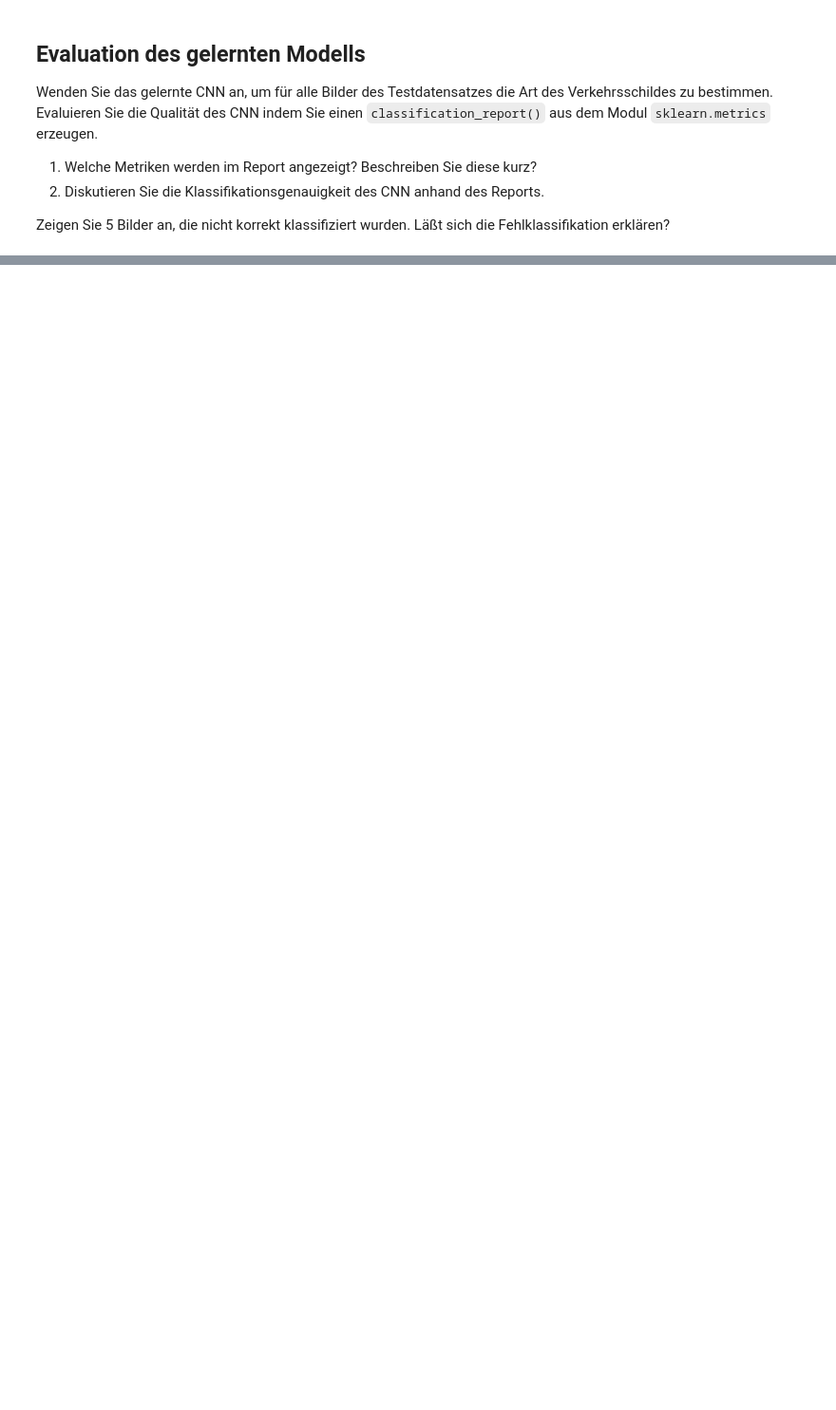
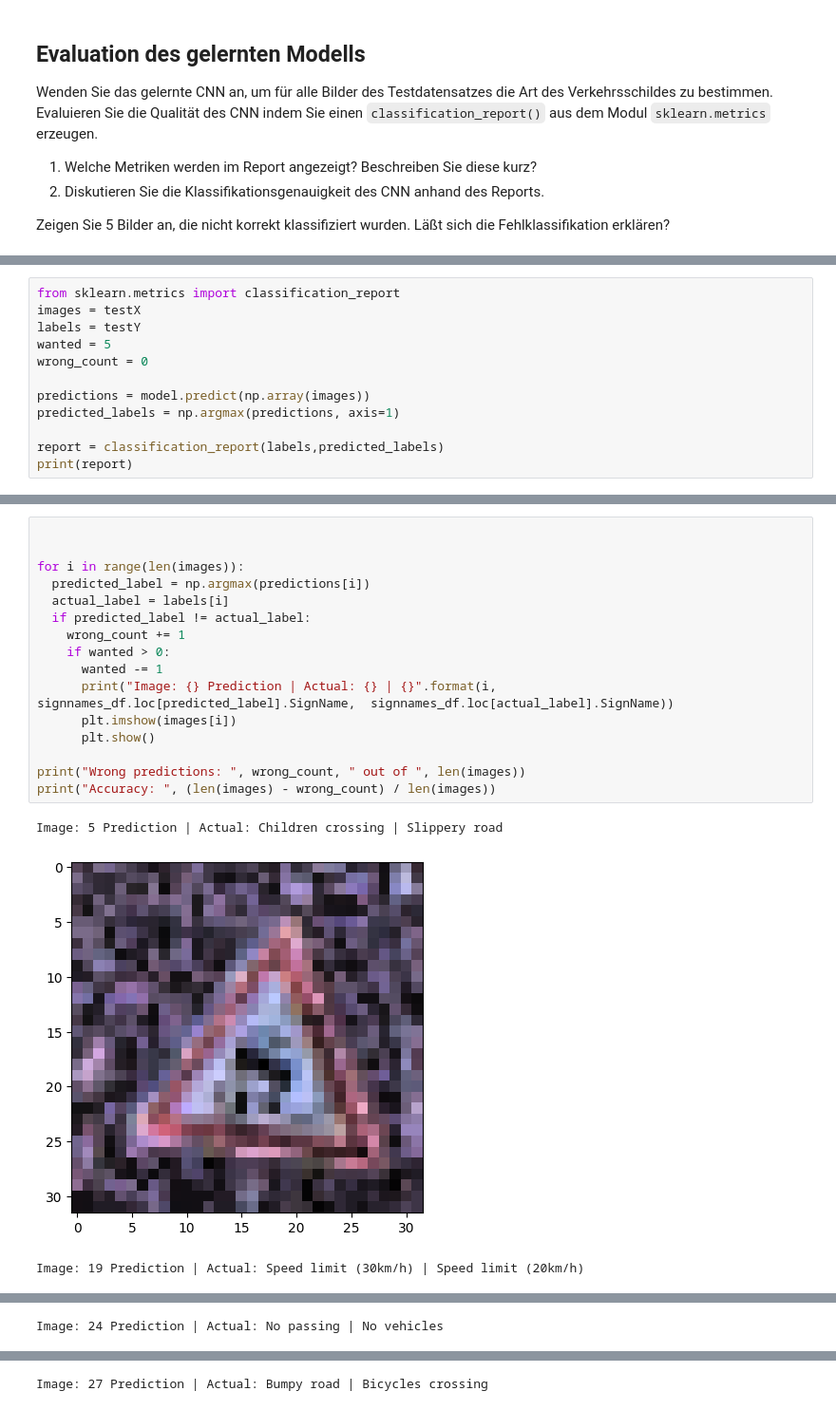
Before and after one commit to Branchverse/datamininglecture, a Jupyter notebook: 6_traffic_sign_recognition/TrafficSignClassification.ipynb, the cells around one changed output, grey strips where cells are left out. Shown at 95% size. Drawn from its saved outputs; the diff is of its cells as text; blank space fills up the shorter version.

```diff
--- a/6_traffic_sign_recognition/TrafficSignClassification.ipynb
+++ b/6_traffic_sign_recognition/TrafficSignClassification.ipynb
@@ -400,0 +474,12 @@ Zeigen Sie 5 Bilder an, die nicht korrekt klassifiziert wurden. Läßt sich die
+# %%
+from sklearn.metrics import classification_report
+images = testX
+labels = testY
+wanted = 5
+wrong_count = 0
+
+predictions = model.predict(np.array(images))
+predicted_labels = np.argmax(predictions, axis=1)
+
+report = classification_report(labels,predicted_labels)
+print(report)
@@ -400,0 +504,20 @@ Zeigen Sie 5 Bilder an, die nicht korrekt klassifiziert wurden. Läßt sich die
+# %%
+
+
+for i in range(len(images)):
+  predicted_label = np.argmax(predictions[i])
+  actual_label = labels[i]
+  if predicted_label != actual_label:
+    wrong_count += 1
+    if wanted > 0:
+      wanted -= 1
+      print("Image: {} Prediction | Actual: {} | {}".format(i,  signnames_df.loc[predicted_label].SignName,  signnames_df.loc[actual_label].SignName))
+      plt.imshow(images[i])
+      plt.show()
+
+print("Wrong predictions: ", wrong_count, " out of ", len(images))
+print("Accuracy: ", (len(images) - wrong_count) / len(images))
+# %% [output]
+Image: 5 Prediction | Actual: Children crossing | Slippery road
+[figure, added]
+Image: 19 Prediction | Actual: Speed limit (30km/h) | Speed limit (20km/h)
@@ -400,0 +525 @@ Zeigen Sie 5 Bilder an, die nicht korrekt klassifiziert wurden. Läßt sich die
+Image: 24 Prediction | Actual: No passing | No vehicles
@@ -400,0 +527 @@ Zeigen Sie 5 Bilder an, die nicht korrekt klassifiziert wurden. Läßt sich die
+Image: 27 Prediction | Actual: Bumpy road | Bicycles crossing
```
Also changed, not shown: parts of 11 cells of this notebook.
